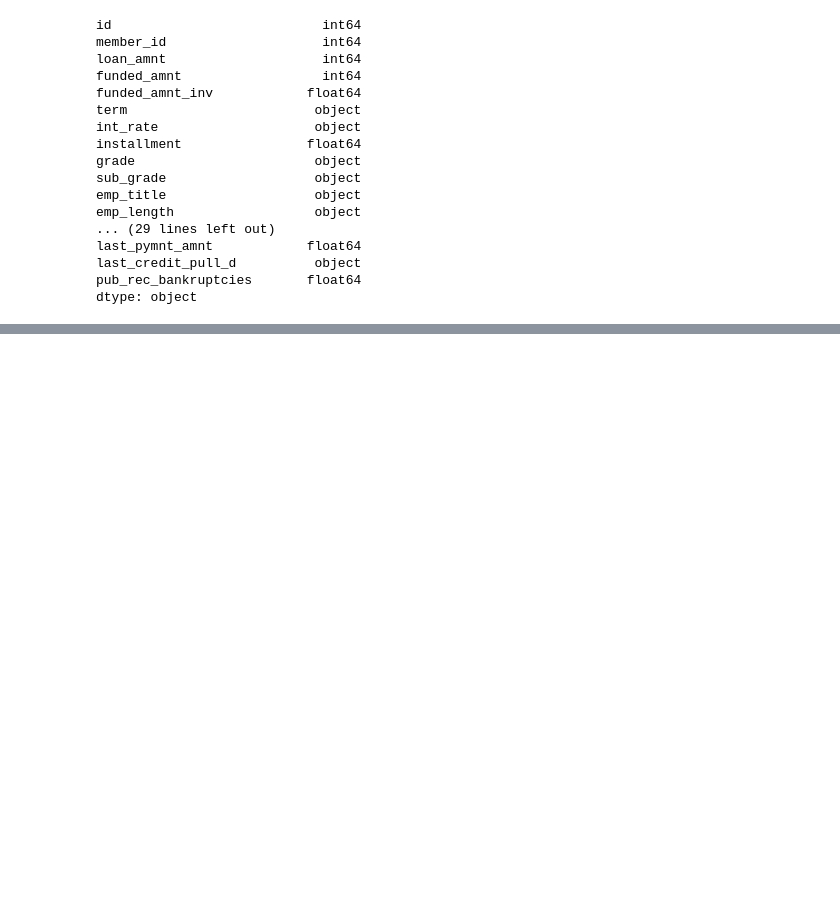
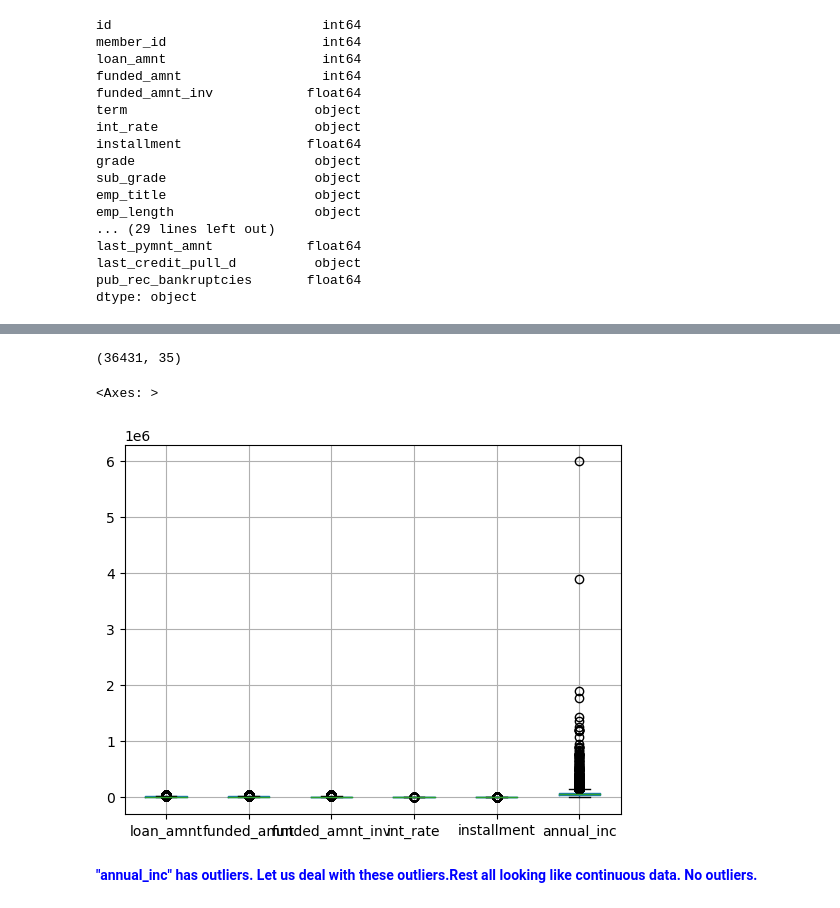
Before and after one commit to slkanthi/LendingClubCaseStudy, a Jupyter notebook: SreeLakshmiKanthi.ipynb, the cells around one changed output, grey strips where cells are left out. Drawn from its saved outputs; the diff is of its cells as text; code cells hidden in the pictures; blank space fills up the shorter version.

Commit message:
Added analysis plots

```diff
--- a/SreeLakshmiKanthi.ipynb
+++ b/SreeLakshmiKanthi.ipynb
@@ -35,9 +35,7 @@ loan_data.isna().sum()[loan_data.isna().sum()>0].plot(kind='bar')
 #From above plot we can see that some cloumns have missing values, drop columns where null values are more than 10000
 loan_data.drop(loan_data.columns[loan_data.apply(lambda col: col.isna().sum() > 10000)], axis=1, inplace=True)
 print(loan_data.shape)
-#Remove missing value rows from columns having null vlaues < 10000
-loan_data.dropna(subset=['pub_rec_bankruptcies'], inplace=True)
-loan_data.dropna(subset=['emp_title'], inplace=True)
-loan_data.dropna(subset=['emp_length'], inplace=True)
+#Remove missing value rows from columns having null vlaues <= 10000
+loan_data.dropna(subset=loan_data.columns[loan_data.apply(lambda col: col.isna().sum() <= 10000)], inplace=True)
 print(loan_data.shape)
 # %% [output]
@@ -72,0 +73,7 @@ dtype: object
+# %%
+#Remove % from int_rate and convert to float with two decimal places
+loan_data['int_rate']=loan_data['int_rate'].apply(lambda x:str(x).replace('%','')).astype('float').round(2)
+loan_data.head()
+#Remove the duplicated rows if any
+loan_data.drop_duplicates()
+loan_data.shape
@@ -72,0 +82,3 @@ dtype: object
+# %%
+#id and member_id are unique values. Can't derive charged_off info from them. Let us drop these columns.
+loan_data.drop(["id", "member_id"], axis = 1, inplace = True)
@@ -72,0 +95,20 @@ dtype: object
+# %%
+#Drop grade & sub grade as these are assigned by LC. These are not customer characteristics that influence loan_status to default. Drop emp_title also, as this is random value.
+loan_data.drop(["grade", "sub_grade","emp_title"], axis = 1, inplace = True)
+loan_data.shape
+#out_prncp & out_prncp_inv are for current applicant in the process of paying the installments.
+# recoveries is post charge_off, total_rec_late_fee is late fees received
+#These attributes can't influence the tendency of default. Let us drop these columns.
+loan_data.drop(["out_prncp", "out_prncp_inv", "recoveries", "total_rec_late_fee"], axis = 1, inplace = True)
+loan_data.shape
+# %% [output]
+(36431, 35)
+# %%
+#Identify outliers
+data_to_plot = loan_data[['loan_amnt', 'funded_amnt', 'funded_amnt_inv','int_rate', 'installment', 'annual_inc']]
+data_to_plot.boxplot()
+# %% [output]
+<Axes: >
+[figure, added]
+# %% [markdown]
+<font color=blue> __"annual_inc" has outliers. Let us deal with these outliers.Rest all looking like continuous data. No outliers.__ </font>
```
Also changed, not shown: parts of 42 cells of this notebook.
